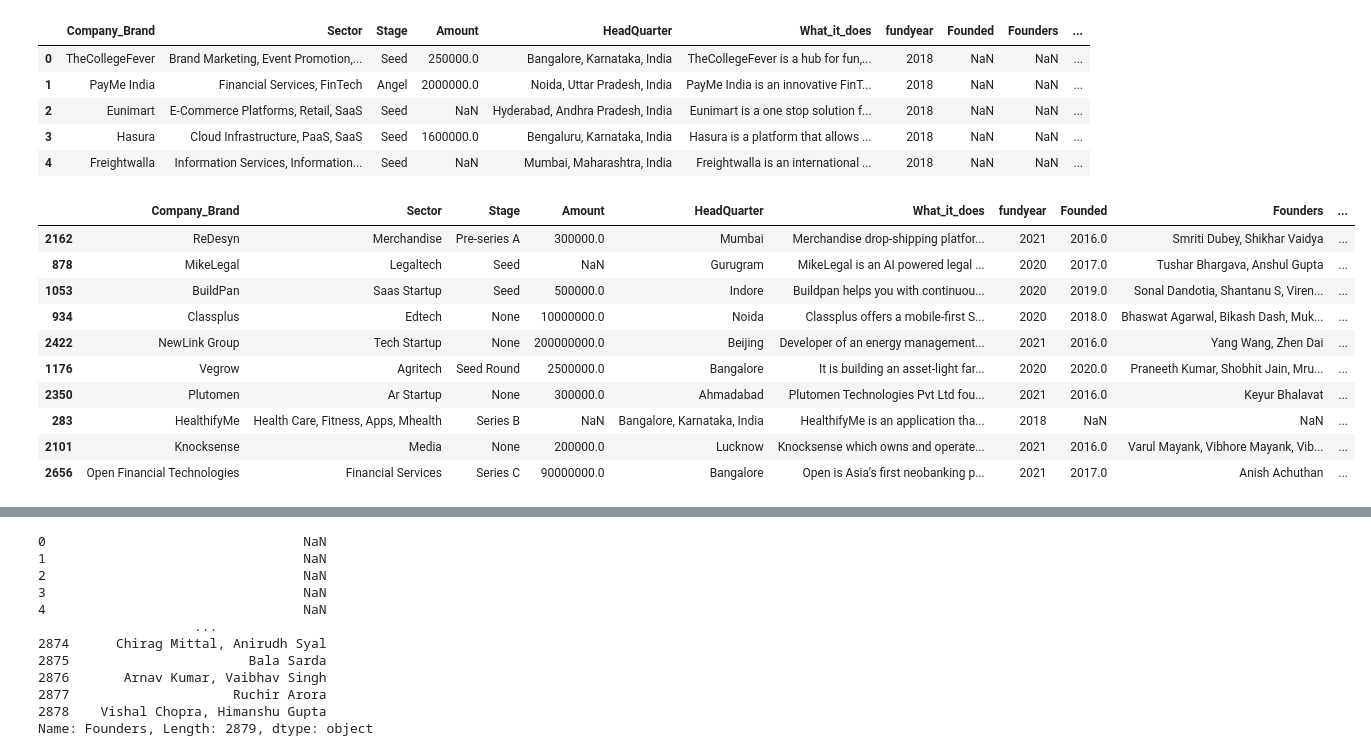
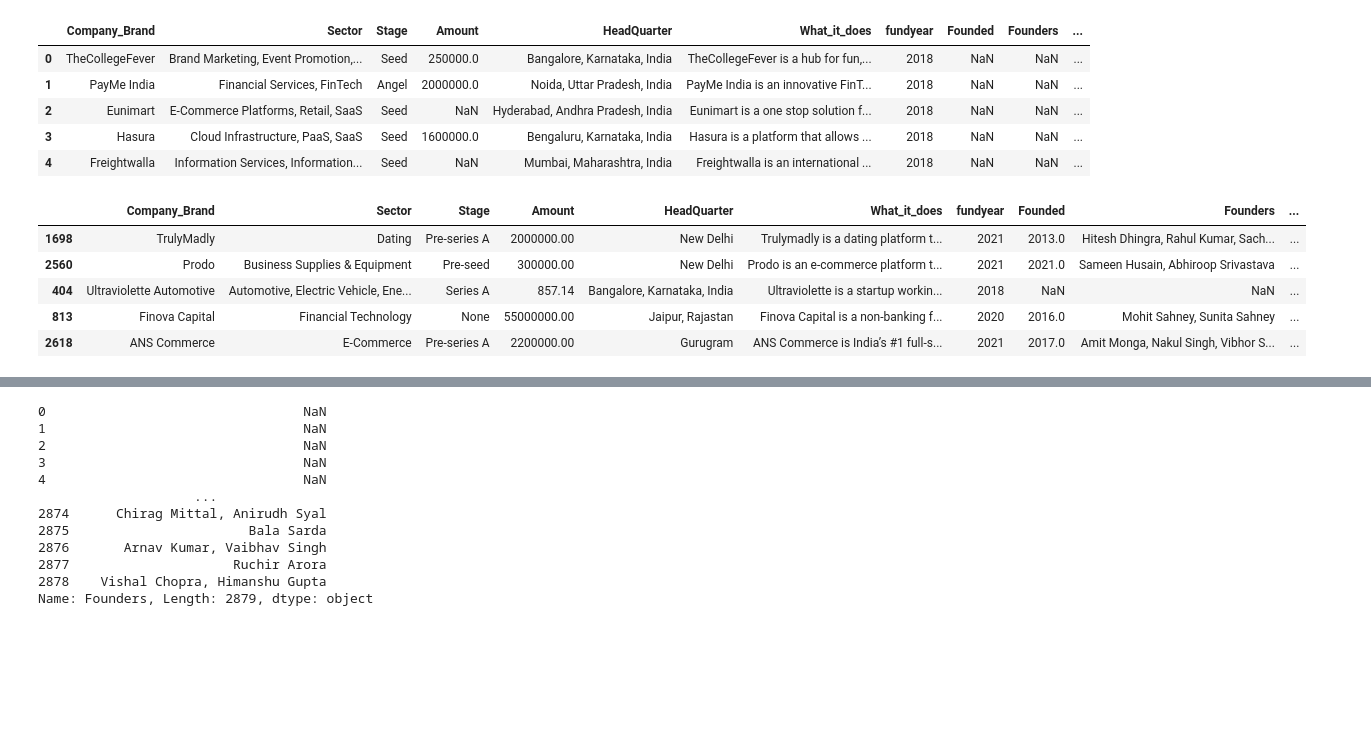
Before and after one commit to codefosu/Indian-Startup-Ecosystem, a Jupyter notebook: main.ipynb, the cells around one changed output, grey strips where cells are left out. Cells and saved outputs as stored; diff of their text form; code cells hidden in the pictures; blank space fills up the shorter version.

```diff
--- a/main.ipynb
+++ b/main.ipynb
@@ -313,6 +386,8 @@ data.head()
 | 3 | Hasura | Cloud Infrastructure, PaaS, SaaS | Seed | 1600000.0 | Bengaluru, Karnataka, India | Hasura is a platform that allows ... | 2018 | NaN | NaN | ... |
 | 4 | Freightwalla | Information Services, Information... | Seed | NaN | Mumbai, Maharashtra, India | Freightwalla is an international ... | 2018 | NaN | NaN | ... |
 # %%
+# cleaning sector column
+
 data['Sector'].unique()
 data['Sector'] = data['Sector'].astype(str)
 
@@ -331,47 +406,52 @@ def clean_sector(sector):
 
     # Remove duplicates
     unique_sectors = list(set(standardized_sectors))
 
     # Capitalize each word for consistency
     cleaned_sectors = ', '.join([sec.title() for sec in unique_sectors])
 
     return cleaned_sectors
 
 data['Sector'] = data['Sector'].apply(clean_sector)
 
 categories = {
     'Technology': ['Artificial Intelligence', 'Internet', 'Technology', 'Information', 'Network',
                    'Big Data', 'Machine Learning', 'Search Engines', 'Online Portals','Edtech','Insurtech','Cloud Infrastructure'
                    'Industrial Automation','Mobile Payments','Developer Platform','Developer Tools','E-','Cloud Computing','Cloud','tech',
-                   'Tech','AI','Ai','Computer','Ev','Electronics','Software','IT',],
-    'Finance': ['Financial Services', 'Credit Cards', 'Banking', 'Investment', 'Insurance'],
-    'Energy': ['Electric Vehicle', 'Battery Energy', 'Renewable Energy', 'Solar', 'Wind', 'Energy'],
+                   'Tech','AI','Ai','Computer','Ev','Electronics','Software','IT','Apps','Robotics','crypto','B2B','Drone','Data','It','Saas','Internet',
+                   'Ecommerce','Iot','Blockchain'],
+    'Finance': ['Financial Services', 'Credit Cards', 'Banking', 'Investment', 'Insurance','Finance','Trading','Venture'],
+    'Energy': ['Electric Vehicle', 'Battery Energy', 'Renewable Energy', 'Solar', 'Wind', 'Energy','Renewable','Renewables'],
     'Transportation': ['Transportation', 'Logistics', 'Automobile', 'Travel','Transport','Auto'],
-    'Food & Beverage': ['Food and Beverage', 'Restaurant', 'Cafe', 'Catering','Food & Beverage','Food Delivery', 'Food','Beverages'],
-    'Health': ['Health', 'Healthcare', 'Hospital', 'Personal Health','Wellness'],
-    'Education': ['Education', 'School','Day Care']
+    'Food & Beverage': ['Food and Beverage', 'Restaurant', 'Cafe', 'Catering','Food & Beverage','Food Delivery', 'Food','Beverages','Beverage'],
+    'Health & Wellness': ['Health', 'Healthcare','Heathcare', 'Hospital', 'Personal Health','Wellness','Medical','fit','fitness','gym,','Fitness','Skincare',
+                          'Pharmacy','Hyegeine','Sports','Veterinary','Mobility'],
+    'Education': ['Education', 'School','Day Care'],
+    'Fashion': ['Fashion','Fashion','Jewelry','Eyeglasses','Eye Wear','Apparel','Dating','Celebrity','Eyewear','D2C Fashion','Matrimony',
+         'Textiles','D2C jewellery','Foootwear','Arts','Cosmetics'],
+    'Media & Entertainment' : ['Media','Entertainment','Media','News','Video','Digital Media','FM','Publication','OTT','Social Network','Music',
+        'Digital platform','Podcast','publishing','Blogging','Gaming','Games','Content','Creation'],
+    'Selling & Marketing' : ['Marketing','Research','Market','Consulting','Retail','Goods','Producing','Consumer','Commerce'],
+    'Real Estate': ['Real Estate','Building','Construction','Housing','Estate','Accomodation','Interior','Furniture'],
+    'Services' : ['Services','Human Resources','Recruitment','Consulting','Legal','Job','Rental'],
+    'Agric': ['Agric','Farming']
 }
 
 # Function to categorize sectors
 def categorize_sector(sector):
     for category, keywords in categories.items():
         if any(keyword in sector for keyword in keywords):
             return category
     return 'Other'  # Default category if no keywords match
 
 # Apply the function to the dataframe
 data['category'] = data['Sector'].apply(categorize_sector)
 
-data.sample(10)
+data.sample(5)
 # %% [output]
 |  | Company_Brand | Sector | Stage | Amount | HeadQuarter | What_it_does | fundyear | Founded | Founders | ... |
-| 2162 | ReDesyn | Merchandise | Pre-series A | 300000.0 | Mumbai | Merchandise drop-shipping platfor... | 2021 | 2016.0 | Smriti Dubey, Shikhar Vaidya | ... |
-| 878 | MikeLegal | Legaltech | Seed | NaN | Gurugram | MikeLegal is an AI powered legal ... | 2020 | 2017.0 | Tushar Bhargava, Anshul Gupta | ... |
-| 1053 | BuildPan | Saas Startup | Seed | 500000.0 | Indore | Buildpan helps you with continuou... | 2020 | 2019.0 | Sonal Dandotia, Shantanu S, Viren... | ... |
-| 934 | Classplus | Edtech | None | 10000000.0 | Noida | Classplus offers a mobile-first S... | 2020 | 2018.0 | Bhaswat Agarwal, Bikash Dash, Muk... | ... |
-| 2422 | NewLink Group | Tech Startup | None | 200000000.0 | Beijing | Developer of an energy management... | 2021 | 2016.0 | Yang Wang, Zhen Dai | ... |
-| 1176 | Vegrow | Agritech | Seed Round | 2500000.0 | Bangalore | It is building an asset-light far... | 2020 | 2020.0 | Praneeth Kumar, Shobhit Jain, Mru... | ... |
-| 2350 | Plutomen | Ar Startup | None | 300000.0 | Ahmadabad | Plutomen Technologies Pvt Ltd fou... | 2021 | 2016.0 | Keyur Bhalavat | ... |
-| 283 | HealthifyMe | Health Care, Fitness, Apps, Mhealth | Series B | NaN | Bangalore, Karnataka, India | HealthifyMe is an application tha... | 2018 | NaN | NaN | ... |
-| 2101 | Knocksense | Media | None | 200000.0 | Lucknow | Knocksense which owns and operate... | 2021 | 2016.0 | Varul Mayank, Vibhore Mayank, Vib... | ... |
-| 2656 | Open Financial Technologies | Financial Services | Series C | 90000000.0 | Bangalore | Open is Asia’s first neobanking p... | 2021 | 2017.0 | Anish Achuthan | ... |
+| 1698 | TrulyMadly | Dating | Pre-series A | 2000000.00 | New Delhi | Trulymadly is a dating platform t... | 2021 | 2013.0 | Hitesh Dhingra, Rahul Kumar, Sach... | ... |
+| 2560 | Prodo | Business Supplies & Equipment | Pre-seed | 300000.00 | New Delhi | Prodo is an e-commerce platform t... | 2021 | 2021.0 | Sameen Husain, Abhiroop Srivastava | ... |
+| 404 | Ultraviolette Automotive | Automotive, Electric Vehicle, Ene... | Series A | 857.14 | Bangalore, Karnataka, India | Ultraviolette is a startup workin... | 2018 | NaN | NaN | ... |
+| 813 | Finova Capital | Financial Technology | None | 55000000.00 | Jaipur, Rajastan | Finova Capital is a non-banking f... | 2020 | 2016.0 | Mohit Sahney, Sunita Sahney | ... |
+| 2618 | ANS Commerce | E-Commerce | Pre-series A | 2200000.00 | Gurugram | ANS Commerce is India’s #1 full-s... | 2021 | 2017.0 | Amit Monga, Nakul Singh, Vibhor S... | ... |
```
Also changed, not shown: parts of 37 cells of this notebook, 2 other files.
